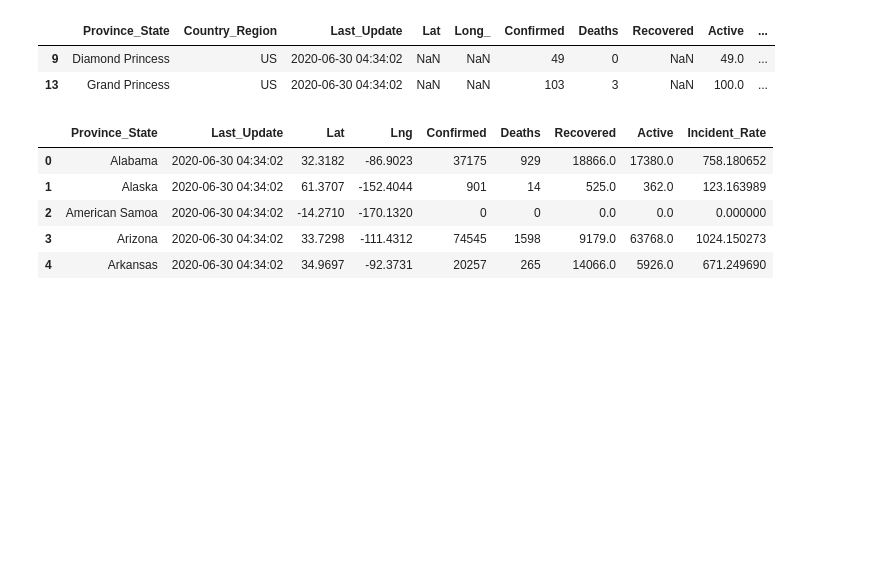
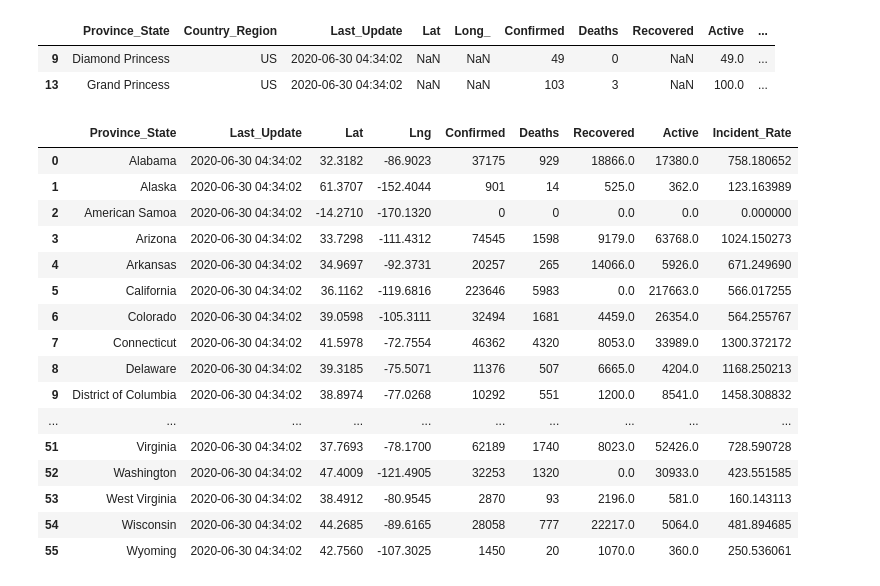
Before and after one commit to phuphan626/Group-4-Project-1, a Jupyter notebook: analysis/Covid-19-analysis.ipynb, the cells around one changed output. Cells and saved outputs as stored; diff of their text form; code cells hidden in the pictures; blank space fills up the shorter version.

```diff
--- a/analysis/Covid-19-analysis.ipynb
+++ b/analysis/Covid-19-analysis.ipynb
@@ -52,32 +52,43 @@ unused_rows
 # %%
 # Drop the 9th and 13th rows and some extra columns what would not be used, such as:
 # Country_Region,Last_Update,FIPS,People_Tested,People_Hospitalized,Morality_rate, and last 4 columns.
 cleaned_us_dataset=us_dataset.drop(us_dataset.index[[9,13]])
 
 # Drop unused columns:
 cleaned_us_dataset=cleaned_us_dataset[['Province_State','Last_Update','Lat','Long_','Confirmed','Deaths','Recovered','Active','Incident_Rate']]
 cleaned_us_dataset=cleaned_us_dataset.reset_index()
 
 # Delete the old index column
 del cleaned_us_dataset['index']
 
 # Fill the NaN cells with 0
 cleaned_us_dataset=cleaned_us_dataset.fillna(0)
 
 # Rename the Long_ column, so the df will have cleaner look
 cleaned_us_dataset=cleaned_us_dataset.rename(columns={
     'Long_':'Lng'
 })
 
 # Display the cleaned up dataset for US
-cleaned_us_dataset.head()
+cleaned_us_dataset
 # %% [output]
 |  | Province_State | Last_Update | Lat | Lng | Confirmed | Deaths | Recovered | Active | Incident_Rate |
 | 0 | Alabama | 2020-06-30 04:34:02 | 32.3182 | -86.9023 | 37175 | 929 | 18866.0 | 17380.0 | 758.180652 |
 | 1 | Alaska | 2020-06-30 04:34:02 | 61.3707 | -152.4044 | 901 | 14 | 525.0 | 362.0 | 123.163989 |
 | 2 | American Samoa | 2020-06-30 04:34:02 | -14.2710 | -170.1320 | 0 | 0 | 0.0 | 0.0 | 0.000000 |
 | 3 | Arizona | 2020-06-30 04:34:02 | 33.7298 | -111.4312 | 74545 | 1598 | 9179.0 | 63768.0 | 1024.150273 |
 | 4 | Arkansas | 2020-06-30 04:34:02 | 34.9697 | -92.3731 | 20257 | 265 | 14066.0 | 5926.0 | 671.249690 |
+| 5 | California | 2020-06-30 04:34:02 | 36.1162 | -119.6816 | 223646 | 5983 | 0.0 | 217663.0 | 566.017255 |
+| 6 | Colorado | 2020-06-30 04:34:02 | 39.0598 | -105.3111 | 32494 | 1681 | 4459.0 | 26354.0 | 564.255767 |
+| 7 | Connecticut | 2020-06-30 04:34:02 | 41.5978 | -72.7554 | 46362 | 4320 | 8053.0 | 33989.0 | 1300.372172 |
+| 8 | Delaware | 2020-06-30 04:34:02 | 39.3185 | -75.5071 | 11376 | 507 | 6665.0 | 4204.0 | 1168.250213 |
+| 9 | District of Columbia | 2020-06-30 04:34:02 | 38.8974 | -77.0268 | 10292 | 551 | 1200.0 | 8541.0 | 1458.308832 |
+| ... | ... | ... | ... | ... | ... | ... | ... | ... | ... |
+| 51 | Virginia | 2020-06-30 04:34:02 | 37.7693 | -78.1700 | 62189 | 1740 | 8023.0 | 52426.0 | 728.590728 |
+| 52 | Washington | 2020-06-30 04:34:02 | 47.4009 | -121.4905 | 32253 | 1320 | 0.0 | 30933.0 | 423.551585 |
+| 53 | West Virginia | 2020-06-30 04:34:02 | 38.4912 | -80.9545 | 2870 | 93 | 2196.0 | 581.0 | 160.143113 |
+| 54 | Wisconsin | 2020-06-30 04:34:02 | 44.2685 | -89.6165 | 28058 | 777 | 22217.0 | 5064.0 | 481.894685 |
+| 55 | Wyoming | 2020-06-30 04:34:02 | 42.7560 | -107.3025 | 1450 | 20 | 1070.0 | 360.0 | 250.536061 |
 # %%
 # Display the Global dataset, also the population dataset,
 global_dataset
```
Also changed, not shown: parts of 6 cells of this notebook.
